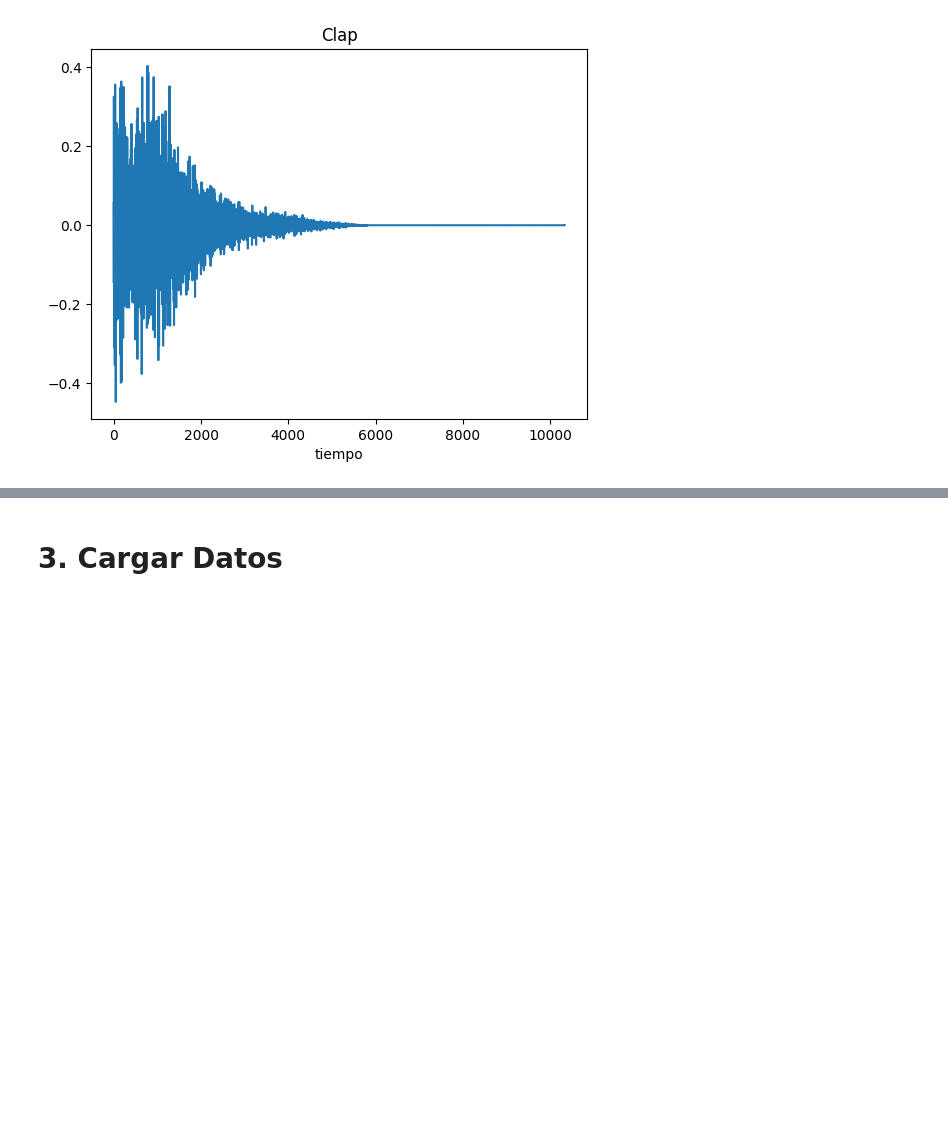
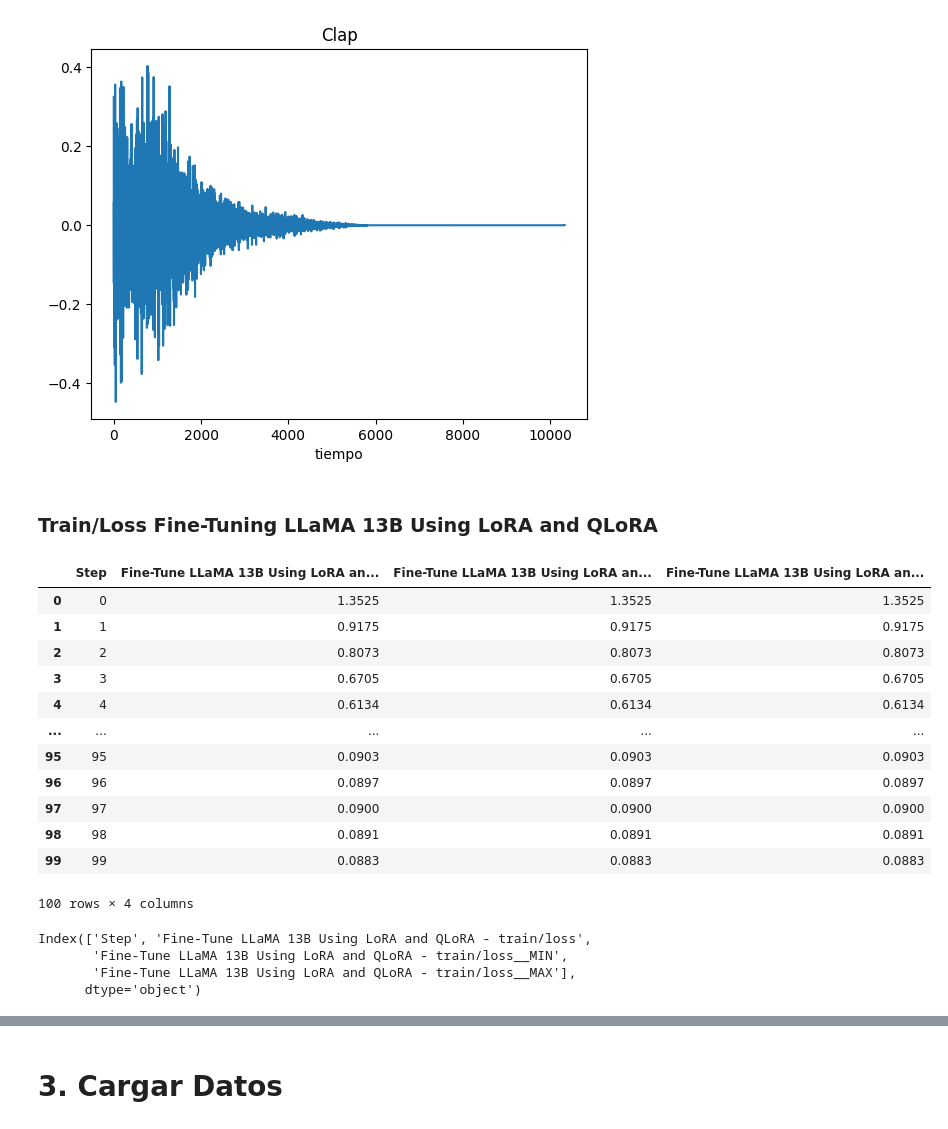
Before and after one commit to GbrlOl/python-course, a Jupyter notebook: module_course_by_GabrielOlmos.ipynb, the cells around one changed output, grey strips where cells are left out. Drawn from its saved outputs; the diff is of its cells as text; code cells hidden in the pictures; blank space fills up the shorter version.

```diff
--- a/module_course_by_GabrielOlmos.ipynb
+++ b/module_course_by_GabrielOlmos.ipynb
@@ -364,3 +364,5 @@ plt.xlabel("tiempo")
 # %% [output]
 Text(0.5, 0, 'tiempo')
 [figure]
+# %% [markdown]
+### Train/Loss Fine-Tuning LLaMA 13B Using LoRA and QLoRA
@@ -366,0 +377,27 @@ Text(0.5, 0, 'tiempo')
+# %%
+datos
+# %% [output]
+|  | Step | Fine-Tune LLaMA 13B Using LoRA an... | Fine-Tune LLaMA 13B Using LoRA an... | Fine-Tune LLaMA 13B Using LoRA an... |
+| 0 | 0 | 1.3525 | 1.3525 | 1.3525 |
+| 1 | 1 | 0.9175 | 0.9175 | 0.9175 |
+| 2 | 2 | 0.8073 | 0.8073 | 0.8073 |
+| 3 | 3 | 0.6705 | 0.6705 | 0.6705 |
+| 4 | 4 | 0.6134 | 0.6134 | 0.6134 |
+| ... | ... | ... | ... | ... |
+| 95 | 95 | 0.0903 | 0.0903 | 0.0903 |
+| 96 | 96 | 0.0897 | 0.0897 | 0.0897 |
+| 97 | 97 | 0.0900 | 0.0900 | 0.0900 |
+| 98 | 98 | 0.0891 | 0.0891 | 0.0891 |
+| 99 | 99 | 0.0883 | 0.0883 | 0.0883 |
+100 rows × 4 columns
+# %%
+# Obtener las claves (columnas) del DataFrame
+claves = datos.columns
+
+# Imprimir las claves
+print(claves)
+# %% [output]
+Index(['Step', 'Fine-Tune LLaMA 13B Using LoRA and QLoRA - train/loss',
+       'Fine-Tune LLaMA 13B Using LoRA and QLoRA - train/loss__MIN',
+       'Fine-Tune LLaMA 13B Using LoRA and QLoRA - train/loss__MAX'],
+      dtype='object')
```
Also changed, not shown: parts of 2 cells of this notebook.
